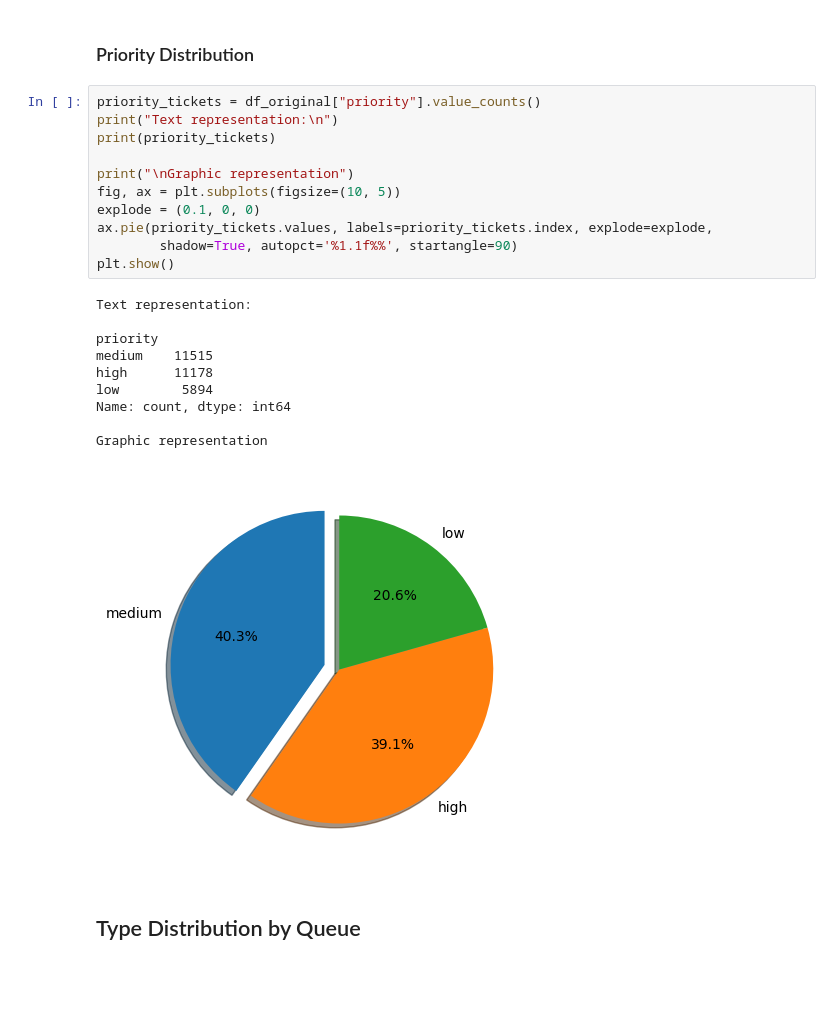
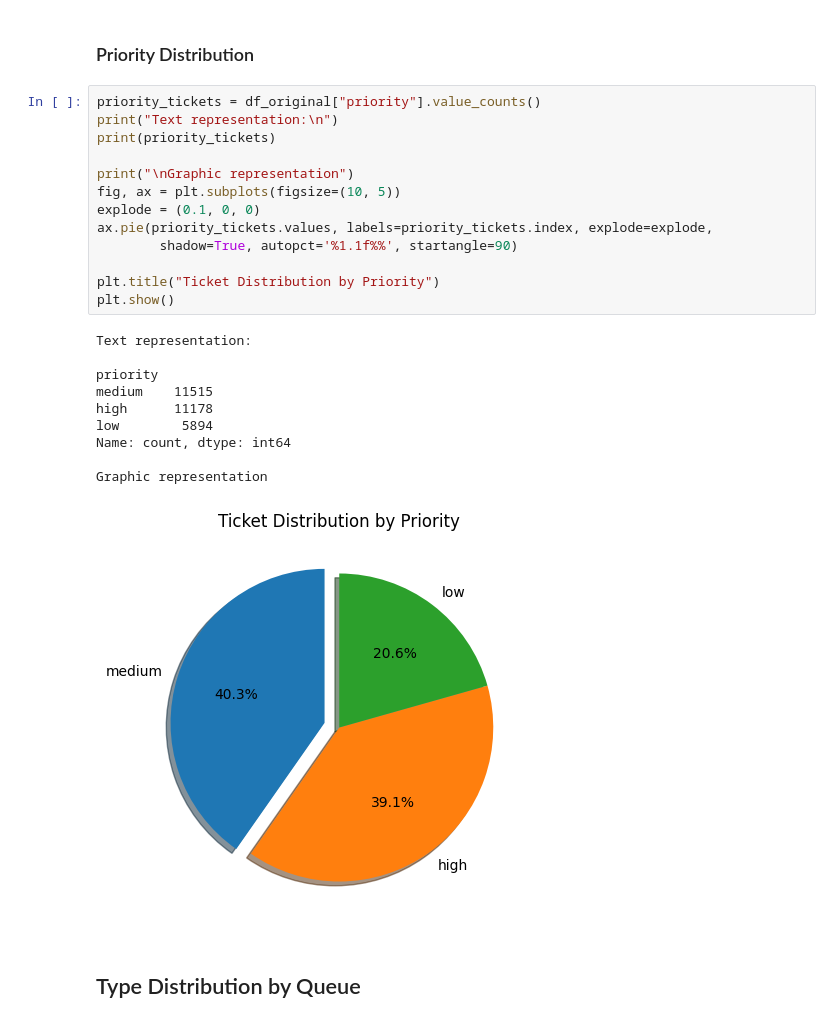
Before and after one commit to janoantelo7/IT-ticket-classifier, a Jupyter notebook: notebooks/it-ticket-classifier.ipynb, the cells around one changed output. Cells and saved outputs as stored; diff of their text form; blank space fills up the shorter version.

Commit message:
refacto: add plot title in ticket distribution by priority

```diff
--- a/notebooks/it-ticket-classifier.ipynb
+++ b/notebooks/it-ticket-classifier.ipynb
@@ -184,25 +184,27 @@ Graphic representation
 # %%
 priority_tickets = df_original["priority"].value_counts()
 print("Text representation:\n")
 print(priority_tickets)
 
 print("\nGraphic representation")
 fig, ax = plt.subplots(figsize=(10, 5))
 explode = (0.1, 0, 0)
 ax.pie(priority_tickets.values, labels=priority_tickets.index, explode=explode,
         shadow=True, autopct='%1.1f%%', startangle=90)
+
+plt.title("Ticket Distribution by Priority")
 plt.show()
 # %% [output]
 Text representation:
 
 priority
 medium    11515
 high      11178
 low        5894
 Name: count, dtype: int64
 
 Graphic representation
-[figure, old version]
+[figure, new version]
 # %% [markdown]
 ## Type Distribution by Queue
 # %%
```
